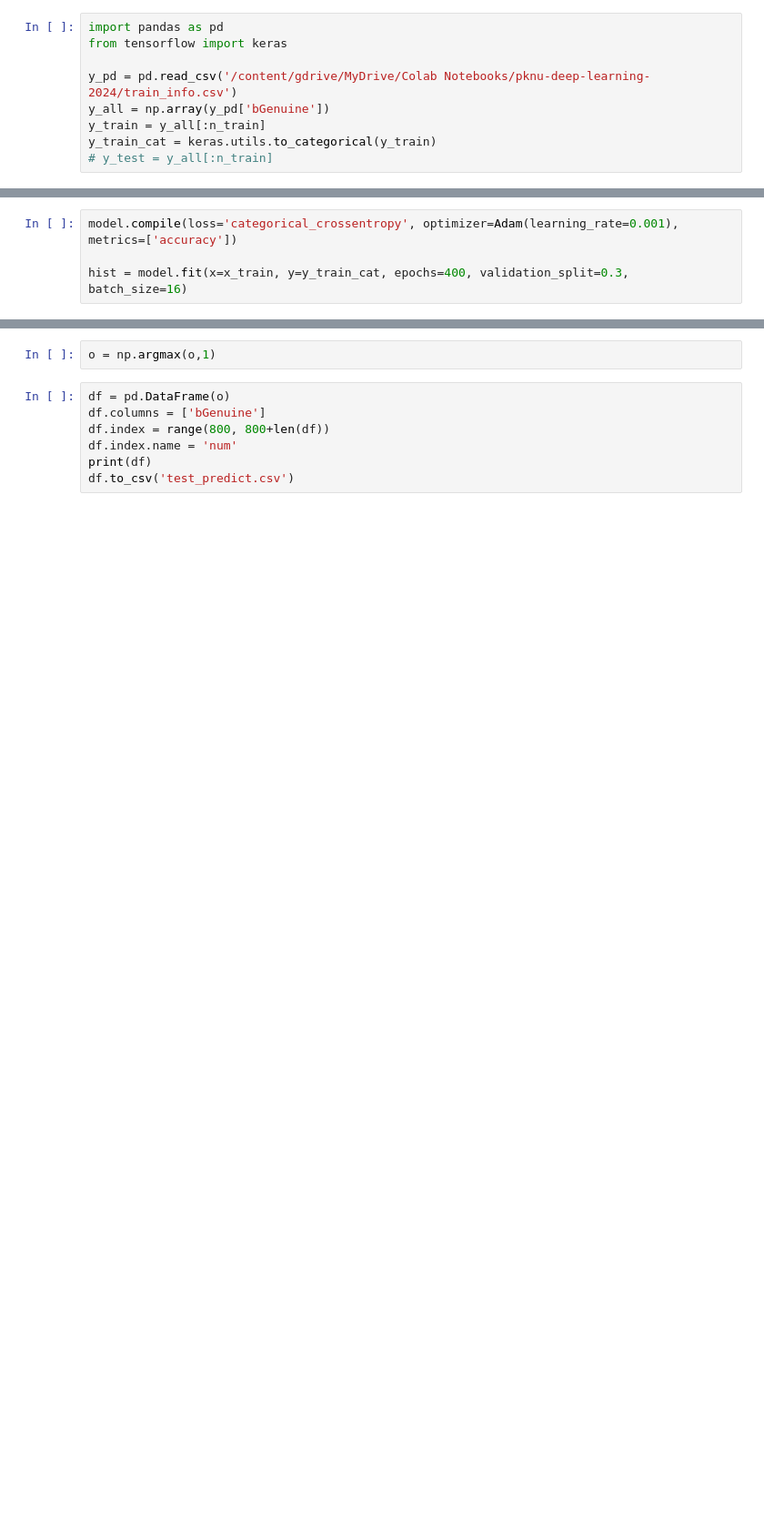
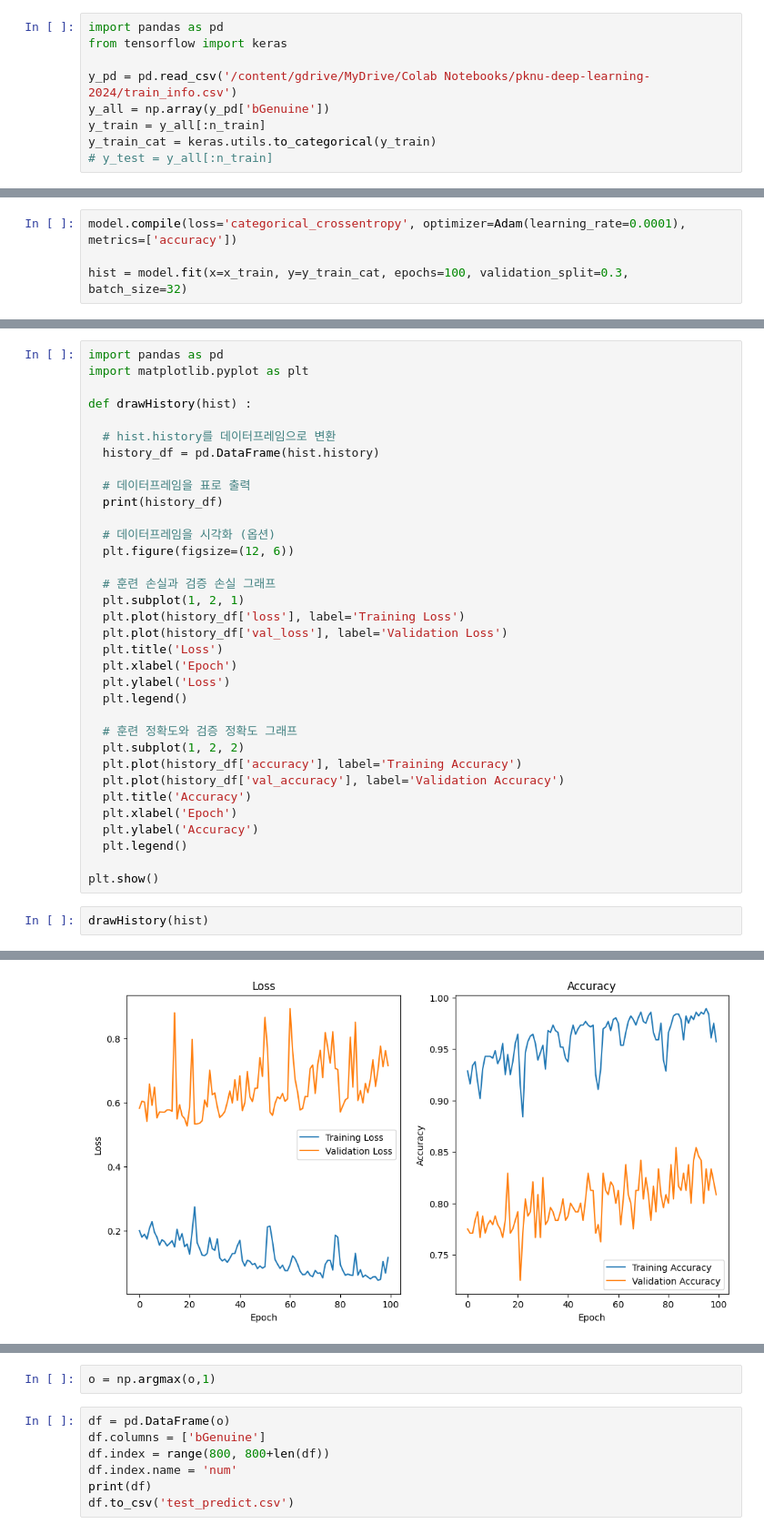
Before and after one commit to wkdghdwns199/colab_repo_for_deep_learning, a Jupyter notebook: finalProject.ipynb, the cells around one changed output, grey strips where cells are left out. Shown at 91% size. Saved outputs shown, nothing was run; the diff lists cells and outputs as text; blank space fills up the shorter version.

```diff
--- a/finalProject.ipynb
+++ b/finalProject.ipynb
@@ -150,6 +195,6 @@ model.add(Dropout(0.3))
 model.add(Dense(units=2, activation='softmax'))
 # %%
-model.compile(loss='categorical_crossentropy', optimizer=Adam(learning_rate=0.001), metrics=['accuracy'])
+model.compile(loss='categorical_crossentropy', optimizer=Adam(learning_rate=0.0001), metrics=['accuracy'])
 
-hist = model.fit(x=x_train, y=y_train_cat, epochs=400, validation_split=0.3, batch_size=16)
+hist = model.fit(x=x_train, y=y_train_cat, epochs=100, validation_split=0.3, batch_size=32)
 # %% [output]
@@ -172,0 +218,37 @@ Epoch 400/400
+# %%
+import pandas as pd
+import matplotlib.pyplot as plt
+
+def drawHistory(hist) :
+
+  # hist.history를 데이터프레임으로 변환
+  history_df = pd.DataFrame(hist.history)
+
+  # 데이터프레임을 표로 출력
+  print(history_df)
+
+  # 데이터프레임을 시각화 (옵션)
+  plt.figure(figsize=(12, 6))
+
+  # 훈련 손실과 검증 손실 그래프
+  plt.subplot(1, 2, 1)
+  plt.plot(history_df['loss'], label='Training Loss')
+  plt.plot(history_df['val_loss'], label='Validation Loss')
+  plt.title('Loss')
+  plt.xlabel('Epoch')
+  plt.ylabel('Loss')
+  plt.legend()
+
+  # 훈련 정확도와 검증 정확도 그래프
+  plt.subplot(1, 2, 2)
+  plt.plot(history_df['accuracy'], label='Training Accuracy')
+  plt.plot(history_df['val_accuracy'], label='Validation Accuracy')
+  plt.title('Accuracy')
+  plt.xlabel('Epoch')
+  plt.ylabel('Accuracy')
+  plt.legend()
+
+plt.show()
+# %%
+drawHistory(hist)
+# %% [output]
@@ -173,3 +269,4 @@ Epoch 400/400
+[figure, added]
 # %%
 o = model.predict(x_test)
 # %% [output]
```
Also changed, not shown: parts of 21 cells of this notebook.
